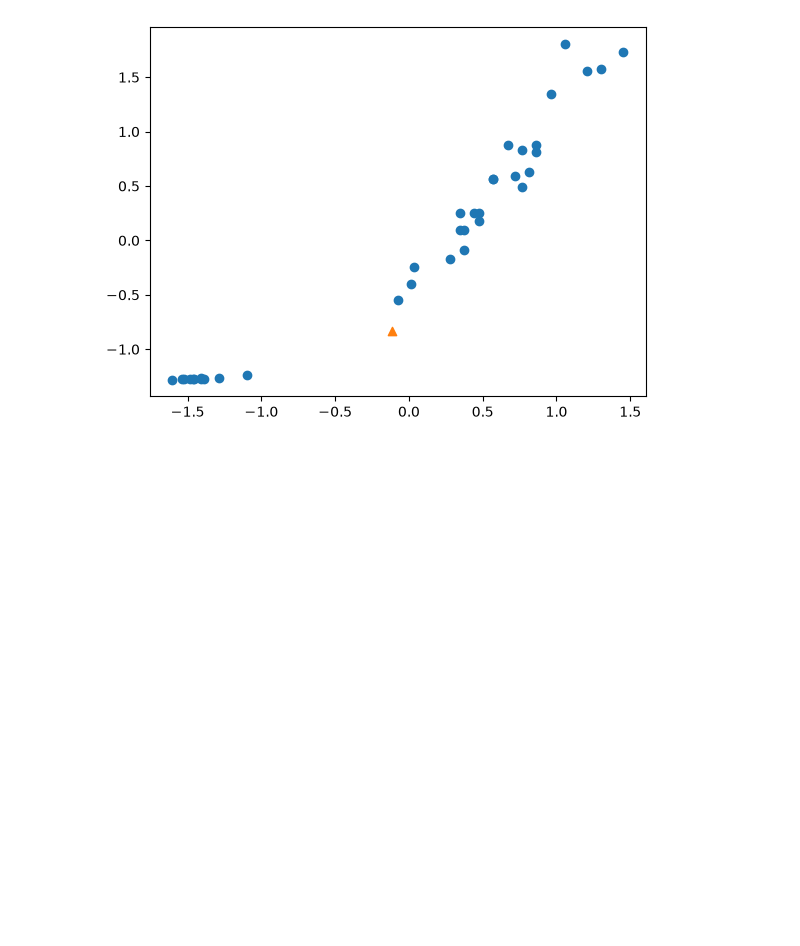
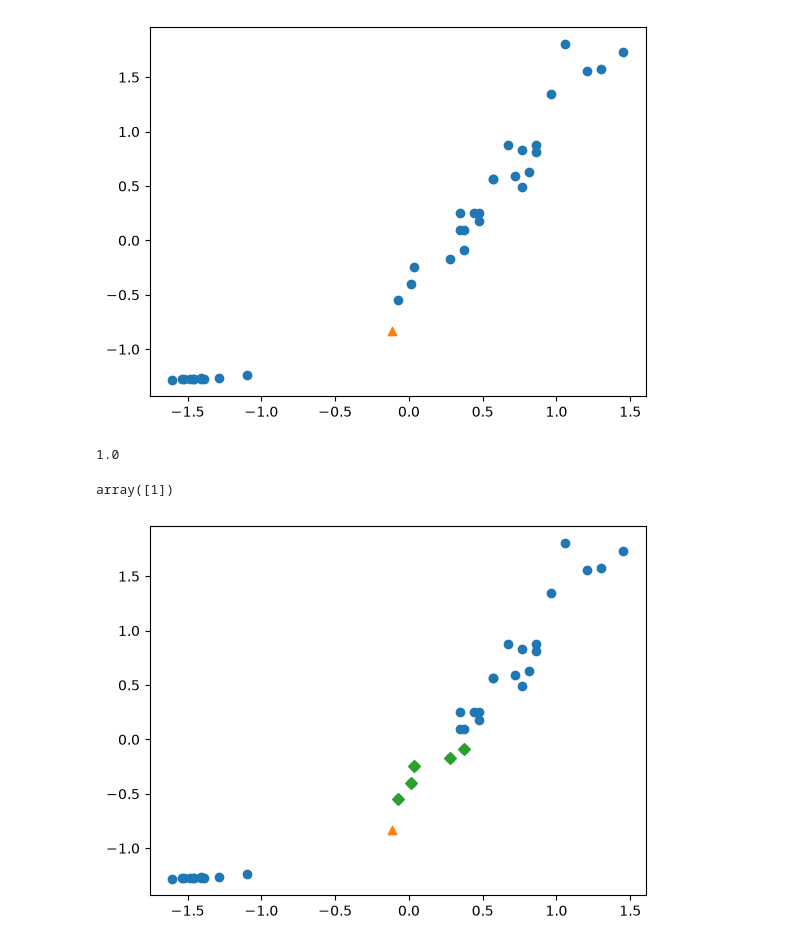
Before and after one commit to verba-neo/gaida-3, a Jupyter notebook: 03-python/09_ML.ipynb, the cells around one changed output. Saved outputs shown, nothing was run; the diff lists cells and outputs as text; code cells hidden in the pictures; blank space fills up the shorter version.

```diff
--- a/03-python/09_ML.ipynb
+++ b/03-python/09_ML.ipynb
@@ -165,3 +165,24 @@ plt.scatter(new['l'], new['w'], marker='^')
 # %% [output]
 <matplotlib.collections.PathCollection at 0x...>
 [figure]
+# %%
+# z-score 로 바꾸고 학습
+kn.fit(scaled_X, train_y)
+test_scaled_X = (test_X - mean) / std
+kn.score(test_scaled_X, test_y)
+# %% [output]
+1.0
+# %%
+# z-score 로 학습된 모델로, 새로운 생선 예측 -> 도미
+kn.predict([new])
+# %% [output]
+array([1])
+# %%
+# 실제 새로운 생선의 최근접 이웃 표시
+dist, indexes = kn.kneighbors([new])
+plt.scatter(scaled_X[:]['l'], scaled_X[:]['w'])
+plt.scatter(new['l'], new['w'], marker='^')
+plt.scatter(scaled_X.iloc[indexes[0]]['l'], scaled_X.iloc[indexes[0]]['w'], marker='D')
+plt.show()
+# %% [output]
+[figure, added]
```
Also changed, not shown: parts of 1 cell of this notebook.
